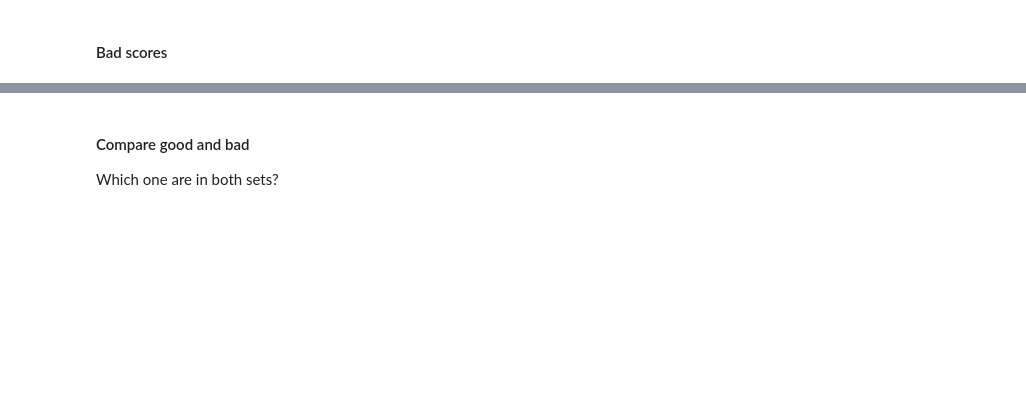
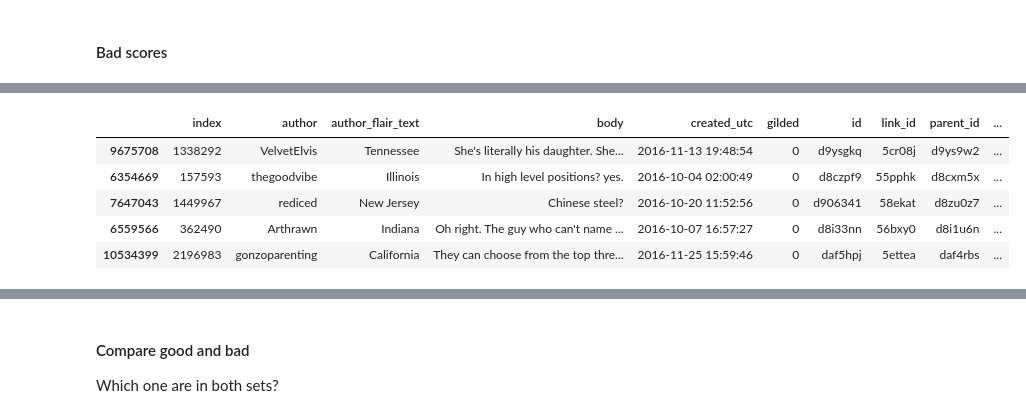
Before and after one commit to arthishow/Project, a Jupyter notebook: Final project.ipynb, the cells around one changed output, grey strips where cells are left out. Saved outputs shown, nothing was run; the diff lists cells and outputs as text; code cells hidden in the pictures; blank space fills up the shorter version.

```diff
--- a/Final project.ipynb
+++ b/Final project.ipynb
@@ -334,3 +318,14 @@ bad_score.head()
+# %%
+bad_score = sample_sorted_score[sample_sorted_score['score'] < 0].copy()
+
+bad_score.head()
+# %% [output]
+|  | index | author | author_flair_text | body | created_utc | gilded | id | link_id | parent_id | ... |
+| 9675708 | 1338292 | VelvetElvis | Tennessee | She's literally his daughter. She... | 2016-11-13 19:48:54 | 0 | d9ysgkq | 5cr08j | d9ys9w2 | ... |
+| 6354669 | 157593 | thegoodvibe | Illinois | In high level positions? yes. | 2016-10-04 02:00:49 | 0 | d8czpf9 | 55pphk | d8cxm5x | ... |
+| 7647043 | 1449967 | rediced | New Jersey | Chinese steel? | 2016-10-20 11:52:56 | 0 | d906341 | 58ekat | d8zu0z7 | ... |
+| 6559566 | 362490 | Arthrawn | Indiana | Oh right. The guy who can't name ... | 2016-10-07 16:57:27 | 0 | d8i33nn | 56bxy0 | d8i1u6n | ... |
+| 10534399 | 2196983 | gonzoparenting | California | They can choose from the top thre... | 2016-11-25 15:59:46 | 0 | daf5hpj | 5ettea | daf4rbs | ... |
 # %%
 word_positive_bad = get_word_count(bad_score, 'Positive')
 word_negative_bad = get_word_count(bad_score, 'Negative')
```
Also changed, not shown: parts of 22 cells of this notebook, 1 other file.
